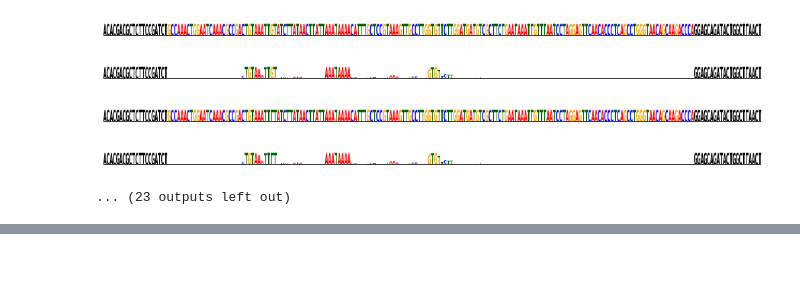
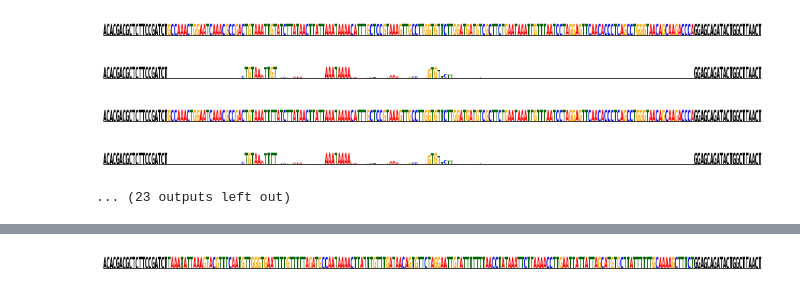
Before and after one commit to johli/aparent-resnet, a Jupyter notebook: analysis/seelig_variants/apa_variants_scrambler.ipynb, the cells around one changed output, grey strips where cells are left out. Saved outputs shown, nothing was run; the diff lists cells and outputs as text; code cells hidden in the pictures; blank space fills up the shorter version.

```diff
--- a/analysis/seelig_variants/apa_variants_scrambler.ipynb
+++ b/analysis/seelig_variants/apa_variants_scrambler.ipynb
@@ -568,0 +862,88 @@ Sequence 562:
+# %%
+#Visualize a few reconstructed sequence patterns
+
+model_name = "apa_vars_shared_asd_scaf8_entw_02"
+
+pwm_ref_sel_no_bg = (2. * x_ref_sel - 1.) * scores_sel_fine * sequence_mask[None, None, :, None]
+pwm_ref_sel_no_bg = np.exp(pwm_ref_sel_no_bg) / np.sum(np.exp(pwm_ref_sel_no_bg), axis=-1)[..., None]
+
+pwm_var_sel_no_bg = (2. * x_var_sel - 1.) * scores_sel_fine * sequence_mask[None, None, :, None]
+pwm_var_sel_no_bg = np.exp(pwm_var_sel_no_bg) / np.sum(np.exp(pwm_var_sel_no_bg), axis=-1)[..., None]
+
+#Collect actual discrete samples (not_gumbel)
+n_samples = 128
+
+sample_cols = np.arange(n_samples, dtype=np.int)
+nts = np.arange(4, dtype=np.int)
+
+sample_ref_sel_hard = np.zeros((pwm_ref_sel_fine.shape[0], 128, 1, 205, 4))
+for i in range(pwm_ref_sel_fine.shape[0]) :
+    for j in range(205) :
+        sampled_ixs = np.random.choice(nts, size=n_samples, p=pwm_ref_sel_fine[i, 0, j, :])
+        sample_ref_sel_hard[i, sample_cols, 0, j, sampled_ixs] = 1.
+
+sample_var_sel_hard = np.zeros((pwm_var_sel_fine.shape[0], 128, 1, 205, 4))
+for i in range(pwm_var_sel_fine.shape[0]) :
+    for j in range(205) :
+        sampled_ixs = np.random.choice(nts, size=n_samples, p=pwm_var_sel_fine[i, 0, j, :])
+        sample_var_sel_hard[i, sample_cols, 0, j, sampled_ixs] = 1.
+
+sample_ref_sel_hard_mut = np.copy(sample_ref_sel_hard)
+mut_pos_sel = np.argmax(np.max(x_ref_sel[:, 0, ...] - x_var_sel[:, 0, ...], axis=-1), axis=-1)
+for i in range(sample_ref_sel_hard_mut.shape[0]) :
+    sample_ref_sel_hard_mut[i, :, 0, mut_pos_sel[i], :] = x_var_sel[i, 0, mut_pos_sel[i], :]
+
+sample_var_sel_hard_mut = np.copy(sample_var_sel_hard)
+mut_pos_sel = np.argmax(np.max(x_ref_sel[:, 0, ...] - x_var_sel[:, 0, ...], axis=-1), axis=-1)
+for i in range(sample_var_sel_hard_mut.shape[0]) :
+    sample_var_sel_hard_mut[i, :, 0, mut_pos_sel[i], :] = x_ref_sel[i, 0, mut_pos_sel[i], :]
+
+sel_index = [0]
+
+plot_examples = [0]
+save_examples = [0]
+
+q_thresh = 1.0
+
+for plot_i in range(x_ref_sel.shape[0]) :
+
+    if sel_index[plot_i] not in plot_examples :
+        continue
+
+    print("Sequence " + str(sel_index[plot_i]) + ":")
+
+    iso_ref_sel = wt_predictor.predict(x=[x_ref_sel[plot_i:plot_i+1], l_sel[plot_i:plot_i+1]], batch_size=1)[0, 0]
+    iso_var_sel = wt_predictor.predict(x=[x_var_sel[plot_i:plot_i+1], l_sel[plot_i:plot_i+1]], batch_size=1)[0, 0]
+
+    iso_ref_scrambled_sel = wt_predictor.predict(x=[sample_ref_sel_hard[plot_i], np.tile(l_sel[plot_i:plot_i+1], (sample_ref_sel_hard.shape[1], 1))], batch_size=32)[:, 0]
+    iso_var_scrambled_sel = wt_predictor.predict(x=[sample_var_sel_hard[plot_i], np.tile(l_sel[plot_i:plot_i+1], (sample_ref_sel_hard.shape[1], 1))], batch_size=32)[:, 0]
+
+
+    lor_sel = predictor.predict(x=[x_ref_sel[plot_i:plot_i+1], x_var_sel[plot_i:plot_i+1], l_sel[plot_i:plot_i+1]], batch_size=1)[0, 0]
+    lor_scrambled_sel_fine = np.mean(predictor.predict(x=[sample_ref_sel_hard[plot_i], sample_ref_sel_hard_mut[plot_i], np.tile(l_sel[plot_i:plot_i+1], (sample_ref_sel_hard.shape[1], 1))], batch_size=32)[:, 0])
+
+    print(" - Abs Prediction (original ref) = " + str(round(iso_ref_sel, 6))[:6])
+    print(" - Abs Prediction (original var) = " + str(round(iso_var_sel, 6))[:6])
+    print(" - Abs Prediction (scrambled ref) = " + str(round(np.mean(iso_ref_scrambled_sel), 6))[:6])
+    print(" - Abs Prediction (scrambled var) = " + str(round(np.mean(iso_var_scrambled_sel), 6))[:6])
+
+    print("")
+
+    print(" - Prediction (original) = " + str(round(lor_sel, 6))[:6])
+    print(" - Prediction (scrambled) = " + str(round(lor_scrambled_sel_fine, 6))[:6])
+
+    save_figs = False
+    if save_examples is not None and sel_index[plot_i] in save_examples :
+        save_figs = True
+
+    score_clip = np.quantile(scores_sel_fine[plot_i, 0, :, :], q=q_thresh)
+
+    plot_dna_logo(x_ref_sel[plot_i, 0, :, :], sequence_template=sequence_template, figsize=(14, 0.65), plot_start=0, plot_end=205, plot_sequence_template=True, save_figs=save_figs, fig_name=model_name + "_sel_ix_" + str(plot_i) + "_ref")
+    plot_dna_logo(pwm_ref_sel_fine[plot_i, 0, :, :], sequence_template=sequence_template, figsize=(14, 0.65), plot_start=0, plot_end=205, plot_sequence_template=True, save_figs=save_figs, fig_name=model_name + "_sel_ix_" + str(plot_i) + "_ref" + "_pwm")
+
+    plot_dna_logo(x_var_sel[plot_i, 0, :, :], sequence_template=sequence_template, figsize=(14, 0.65), plot_start=0, plot_end=205, plot_sequence_template=True, save_figs=save_figs, fig_name=model_name + "_sel_ix_" + str(plot_i) + "_var")
+    plot_dna_logo(pwm_var_sel_fine[plot_i, 0, :, :], sequence_template=sequence_template, figsize=(14, 0.65), plot_start=0, plot_end=205, plot_sequence_template=True, save_figs=save_figs, fig_name=model_name + "_sel_ix_" + str(plot_i) + "_var" + "_pwm")
+
+    print("Net Scores:")
+    plot_dna_importance_scores(scores_sel_fine[plot_i, 0, :, :].T, encoder.decode(x_ref_sel[plot_i, 0, :, :]), figsize=(14, 0.65), score_clip=score_clip, sequence_template=sequence_template, plot_start=0, plot_end=205, save_figs=save_figs, fig_name=model_name + "_sel_ix_" + str(plot_i) + "_scores")
+# %% [output]
@@ -568,0 +958 @@ Sequence 562:
+[figure, added]
```
Also changed, not shown: parts of 9 cells of this notebook, 16 other files.
